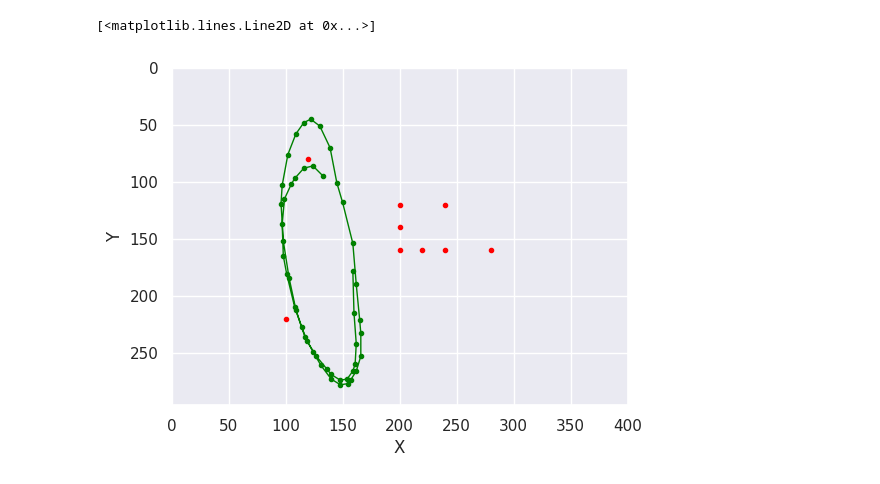
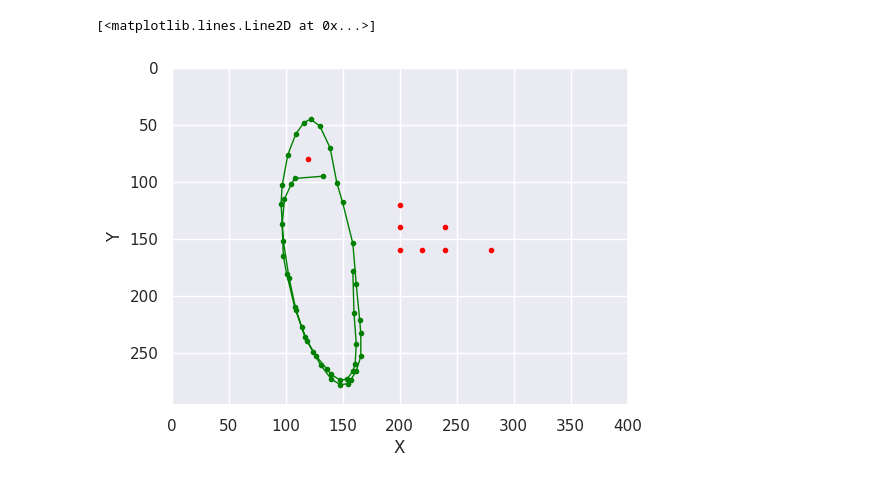
Before and after one commit to tweeklab/wand, a Jupyter notebook: c_test/render_points.ipynb, the cells around one changed output. Drawn from its saved outputs; the diff is of its cells as text; code cells hidden in the pictures.

```diff
--- a/c_test/render_points.ipynb
+++ b/c_test/render_points.ipynb
@@ -577,8 +577,6 @@ l = [
     [
 
 Point(133,95),
-Point(124,86),
-Point(116,88),
 Point(108,97),
 Point(105,102),
 Point(99,115),
@@ -628,39 +626,37 @@ Point(159,178),
 ]
 ]
 # %%
-# l = [[Point(275,164),Point(124,86),Point(116,88),Point(108,97)]]
 i = 0
 points_df = pd.DataFrame({'x': [p.x for p in l[i]], 'y': [p.y for p in l[i]], 'h': [i for i in range(len(l[i]))]})
 sns.set(style="darkgrid")
 fig = plt.figure(figsize=(20, 20), dpi=100)
 ax = fig.add_subplot(131)
 
 ax.set_xlabel("X")
 ax.set_ylabel("Y")
 ax.set(ylim=(0, 296), xlim=(0, 400))
 ax.invert_yaxis()
 ax.set_aspect(aspect='equal')
 # sns.scatterplot(points_df, x='x', y='y', hue='h')
 ax.plot(points_df.x, points_df.y, color="green", marker=".", linewidth=1)
 
 bins = [
 
 Point(120,80),
 Point(200,120),
-Point(240,120),
 Point(200,140),
+Point(240,140),
 Point(200,160),
 Point(220,160),
 Point(240,160),
 Point(280,160),
-Point(100,220),
 
 ]
 bins_df = pd.DataFrame({'x': [p.x for p in bins], 'y': [p.y for p in bins]})
 ax.plot(bins_df.x, bins_df.y, color="red", marker=".", linewidth=0)
 # %% [output]
 [<matplotlib.lines.Line2D at 0x...>]
-[figure, old version]
+[figure, new version]
 # %%
 fix, axs = plt.subplots(50, figsize=(300, 300), sharex=False, sharey=True)
 
```
Also changed, not shown: 1 other file.
